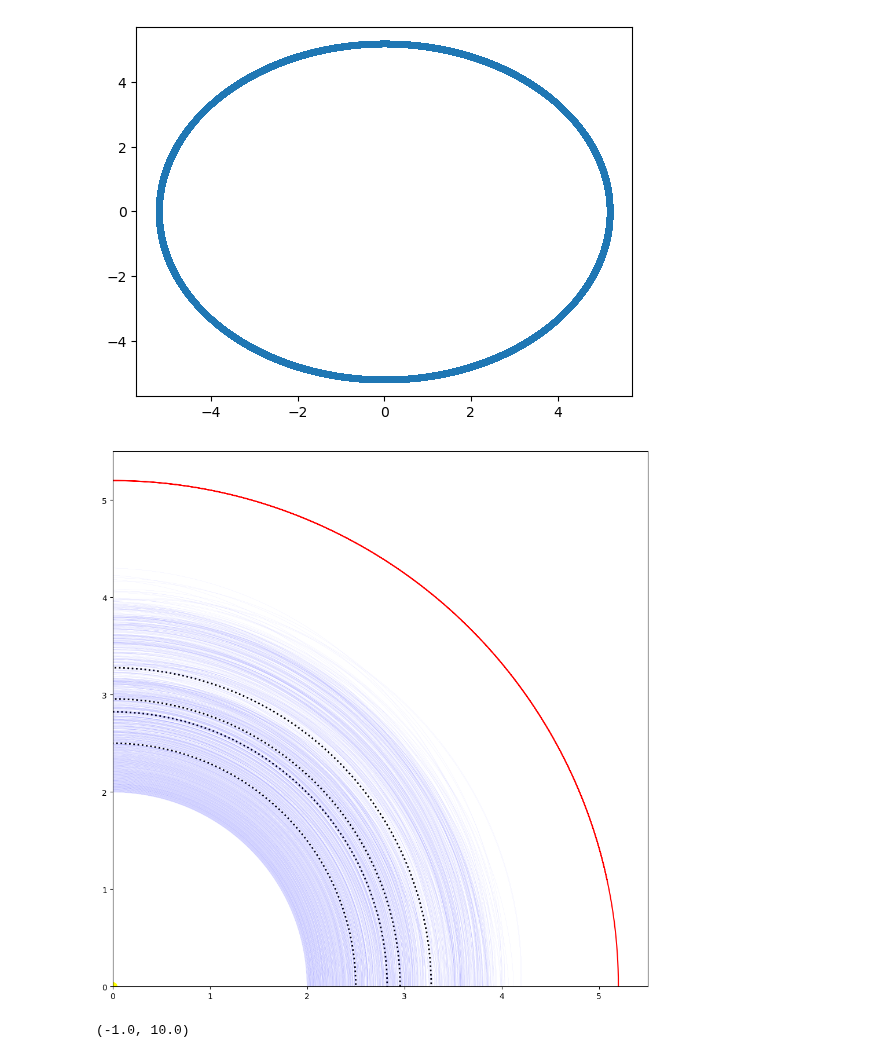
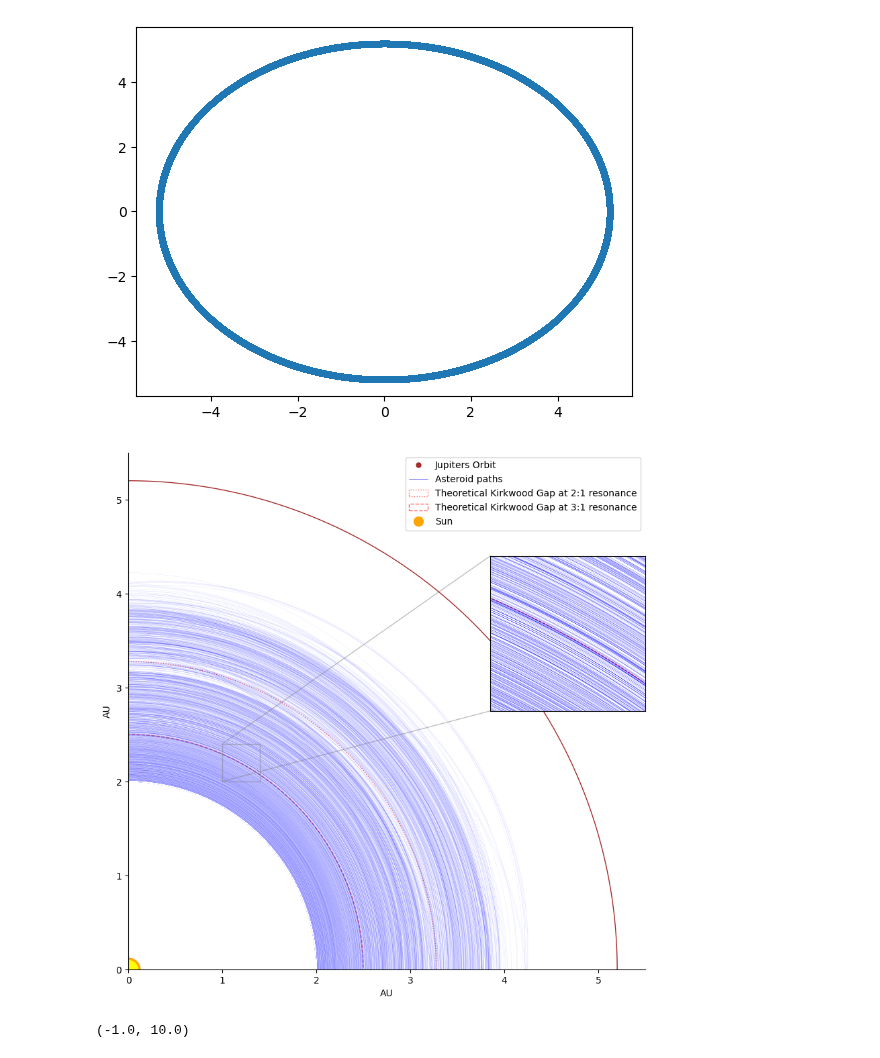
Before and after one commit to JakobSchauser/MscPhysics, a Jupyter notebook: ComputationalAstrophysics/Exam/trying_own_way.ipynb, the cells around one changed output. Drawn from its saved outputs; the diff is of its cells as text; code cells hidden in the pictures.

```diff
--- a/ComputationalAstrophysics/Exam/trying_own_way.ipynb
+++ b/ComputationalAstrophysics/Exam/trying_own_way.ipynb
@@ -327,46 +396,76 @@ np.save("1heavypositions1e7_4th.npy", all_heavy_positions)
 # %%
+all_positions = np.load("400positions1e7_4th.npy")
+all_heavy_positions = np.load("1heavypositions1e7_4th.npy")
+
 def P_from_a(a):
     return np.sqrt(4*np.pi**2*a**3)
 
 def a_from_P(P):
     return (P**2/(4*np.pi**2))**(1/3)
 
 
 
 a_jupiter = 5.2
 P_jupiter = P_from_a(a_jupiter)
 
 
-last_n = 1600
+last_n = 2000
 
-fig, ax = plt.subplots(figsize=(12,12))
+fig, ax = plt.subplots(figsize=(10,10))
 ax.set_aspect('equal')
 
-plt.plot(all_heavy_positions[-last_n:,0,0], all_heavy_positions[-last_n:,0,1], c = 'red')
-plt.plot(all_positions[-last_n:,:,0], all_positions[-last_n:,:,1], c = 'blue', alpha=0.2, lw=0.1)
+ax.plot(all_heavy_positions[-1200:-200,0,0], all_heavy_positions[-1200:-200,0,1], c = 'brown', lw=1)
+ax.plot(all_heavy_positions[-200,0,0], all_heavy_positions[-200,0,1], '.', c = 'brown', markersize=10, label = "Jupiters Orbit")
 
-for frac in [1/3, 2/5, 3/7, 1/2]:
+
+ax.plot(all_positions[-last_n:,:,0], all_positions[-last_n:,:,1], c = 'blue', alpha=0.3, lw=0.1)
+ax.plot(all_positions[-last_n:,0,0], all_positions[-last_n:,0,1], c = 'blue', alpha=1, lw=0.4, label = "Asteroid paths")
+ax.plot(all_positions[-last_n:,0,0], all_positions[-last_n:,0,1], c = "white", alpha=1, lw=0.45, )
+
+for ii, frac in enumerate([1/2, 1/3, ]):
     distance = a_from_P(P_jupiter*frac)
 
     # plot circle at distance
-    circle = plt.Circle((0, 0), distance, ls = ':',color='black', fill=False, lw = 2)
+    names = ["2:1", "3:1", ]
+    lss = [":", "--"]
+
+    circle = plt.Circle((0, 0), distance, ls = lss[ii],color='red', fill=False, lw = 1, alpha = 0.6, label = "Theoretical Kirkwood Gap at " + names[ii] + " resonance")
     ax.add_artist(circle)
 
 # for frac in [1/5, 1/4, 2/5, 2/3, 3/4]:
 #     distance = a_from_P(P_jupiter*frac)
 
 #     # plot circle at distance
 #     circle = plt.Circle((0, 0), distance, ls = '--',color='black', fill=False, alpha = 0.2)
 #     ax.add_artist(circle)
 
+# make inset axis for zoom
+axins = ax.inset_axes([.7, .5, 0.3, 0.3])
+axins.set_aspect('equal')
+axins.plot(all_positions[-last_n:,:,0], all_positions[-last_n:,:,1], c = 'blue', alpha=1, lw=0.1)
+axins.set_xlim(1,1.4)
+axins.set_ylim(2,2.4)
+frac = 1/3
+distance = a_from_P(P_jupiter*frac)
+circle = plt.Circle((0, 0), distance, ls = '--',color='red', fill=False, lw = .8, alpha = 1,)
+axins.add_artist(circle)
+axins.set_xticks([])
+axins.set_yticks([])
+ax.indicate_inset_zoom(axins)
 
-plt.plot([0], [0], 'o', color='yellow', markersize=10)
 
-plt.xlim(0,5.5)
-plt.ylim(0,5.5)
+ax.plot([0], [0], 'o', color='orange', markersize=25)
+ax.plot([0], [0], 'o', color='orange', markersize=10, label = "Sun")
+ax.plot([0], [0], 'o', color='yellow', markersize=20)
+sns.despine()
+ax.legend()
+ax.set_xlim(0,5.5)
+ax.set_ylim(0,5.5)
+ax.set_xlabel("AU")
+ax.set_ylabel("AU")
 plt.show()
 # %% [output]
-[figure, old version]
+[figure, new version]
 # %%
 last_dists = np.sqrt(all_positions[-1]**2).sum(axis=1)
 start_dists = np.linspace(1.5, 5.0, last_dists.shape[0])
```
Also changed, not shown: parts of 13 cells of this notebook, 4 other files.
